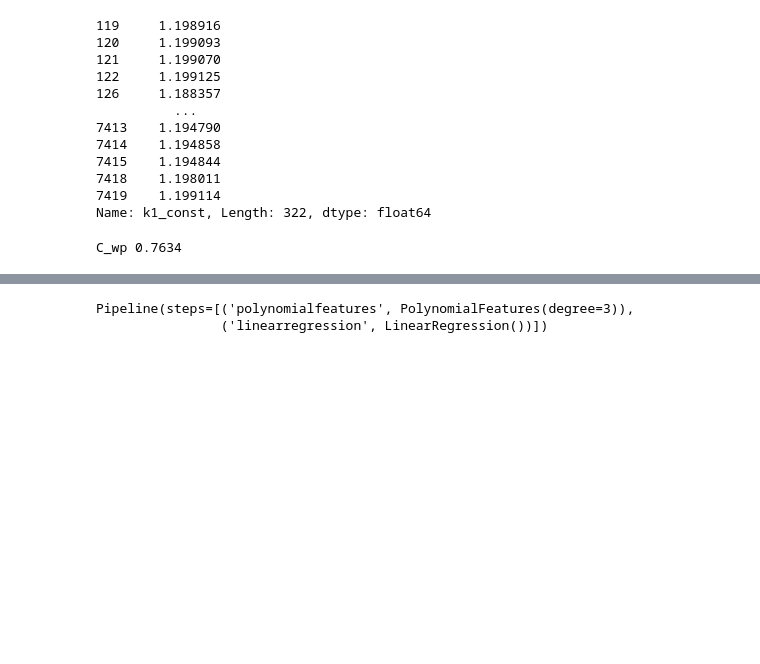
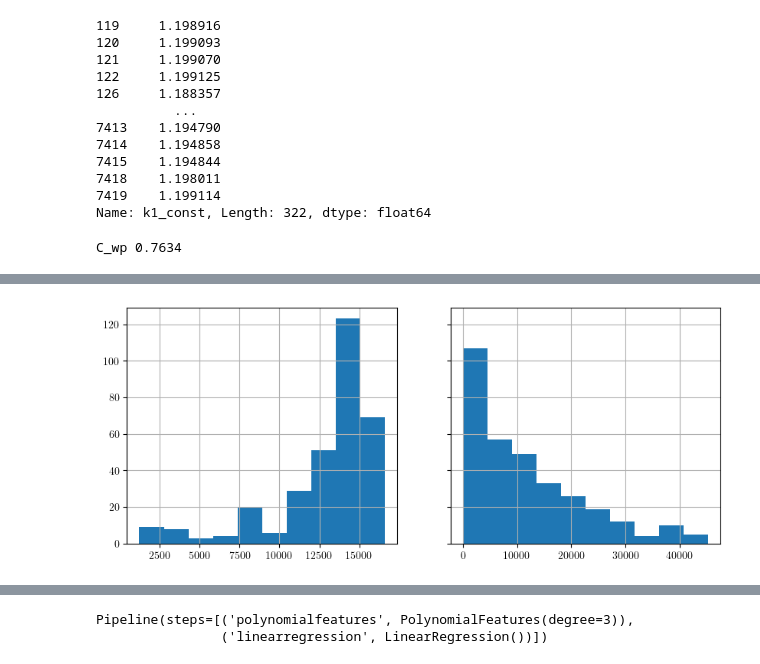
Before and after one commit to hiwafi/thesis-ais, a Jupyter notebook: AISJune_stg_two_v2.ipynb, the cells around one changed output, grey strips where cells are left out. Cells and saved outputs as stored; diff of their text form; code cells hidden in the pictures; blank space fills up the shorter version.

```diff
--- a/AISJune_stg_two_v2.ipynb
+++ b/AISJune_stg_two_v2.ipynb
@@ -1095,3 +1130,19 @@ dfprog['Raa_const2'] = np.cos(np.deg2rad(dfprog['epsilon']))
 dfprog['Raa_const3'] = 1 - (delta/2) * ((1-(C_Dl/C_Dt))*(np.sin(np.deg2rad(2*dfprog['epsilon'])))**2)
 
 dfprog['R_aa'] = dfprog['Raa_const1'] * dfprog['Raa_const2'] / dfprog['Raa_const3']
+# %%
+fig, axes = plt.subplots(ncols=2, figsize=(10, 4), sharey=True)
+plt.sca(axes[0])
+R_aa_hm = dfprog['R_aa_hm']
+R_aa_hm.hist()
+plt.sca(axes[1])
+R_aa = dfprog['R_aa']
+R_aa.hist()
+plt.ylabel("")
+plt.show()
+
+# print(dfprog['R_aa'].mean())
+# print(dfprog['R_aa_hm'].mean())
+# hist(R_aa_hm,bins=25,color='black')
+# %% [output]
+[figure, added]
```
Also changed, not shown: parts of 21 cells of this notebook.
